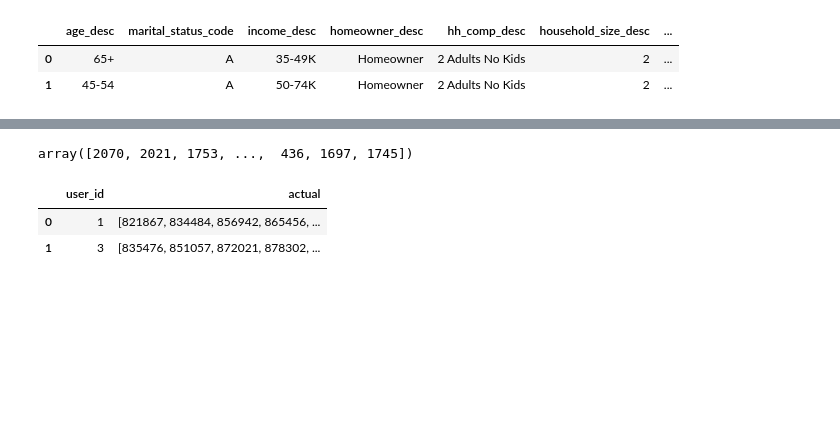
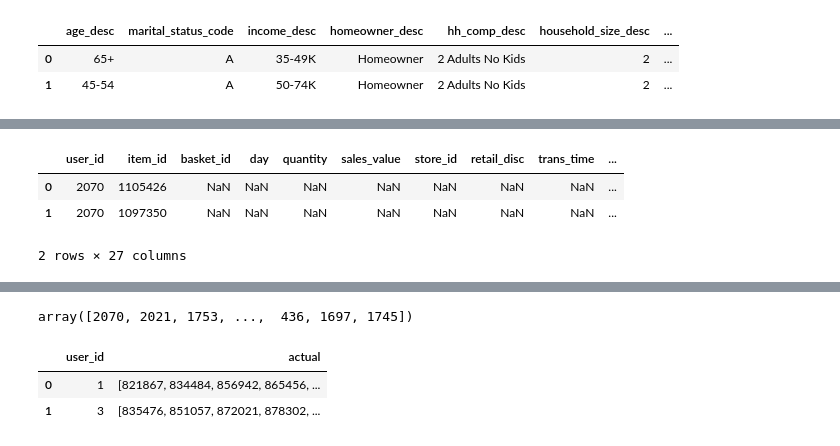
Before and after one commit to mechanic3000/GB_Recommender_systems, a Jupyter notebook: hw_webinar_6.ipynb, the cells around one changed output, grey strips where cells are left out. Cells and saved outputs as stored; diff of their text form; code cells hidden in the pictures; blank space fills up the shorter version.

```diff
--- a/hw_webinar_6.ipynb
+++ b/hw_webinar_6.ipynb
@@ -283,0 +285,15 @@ targets_lvl_2.head(2)
+# %%
+# добавим средний чек по каждому пользователю
+
+basket_sum = targets_lvl_2.groupby(['user_id', 'basket_id'], as_index=False).agg({'sales_value': 'sum'})
+basket_mean = basket_sum.groupby(['user_id'], as_index=False).agg({'sales_value': 'mean'}).\
+            rename(columns={'sales_value':'basket_mean'})
+
+targets_lvl_2 = targets_lvl_2.merge(basket_mean, on='user_id', how='left')
+
+targets_lvl_2.head(2)
+# %% [output]
+|  | user_id | item_id | basket_id | day | quantity | sales_value | store_id | retail_disc | trans_time | ... |
+| 0 | 2070 | 1105426 | NaN | NaN | NaN | NaN | NaN | NaN | NaN | ... |
+| 1 | 2070 | 1097350 | NaN | NaN | NaN | NaN | NaN | NaN | NaN | ... |
+2 rows × 27 columns
```
Also changed, not shown: parts of 14 cells of this notebook.
